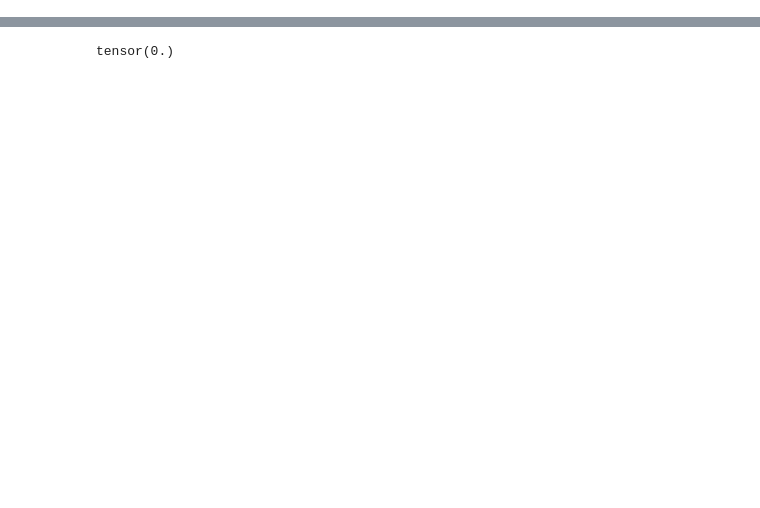
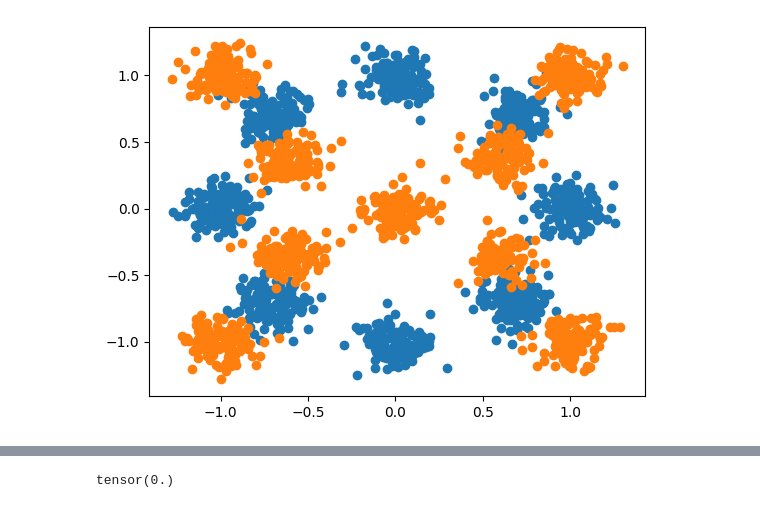
Before and after one commit to mmacosha/d2e-stochastic-dynamics, a Jupyter notebook: notebooks/sb-benchmark.ipynb, the cells around one changed output, grey strips where cells are left out. Drawn from its saved outputs; the diff is of its cells as text; code cells hidden in the pictures; blank space fills up the shorter version.

```diff
--- a/notebooks/sb-benchmark.ipynb
+++ b/notebooks/sb-benchmark.ipynb
@@ -26,0 +24,10 @@ from sb import losses, buffers, metrics
+# %%
+gmm = datasets['mix_of_gaussians'](1, 8, 0.1)
+cross = datasets['cross'](1, 0.1)
+
+plt.scatter(*gmm.sample(1000).T)
+plt.scatter(*cross.sample(1000).T)
+
+plt.show()
+# %% [output]
+[figure, added]
```
Also changed, not shown: parts of 8 cells of this notebook, 48 other files.
